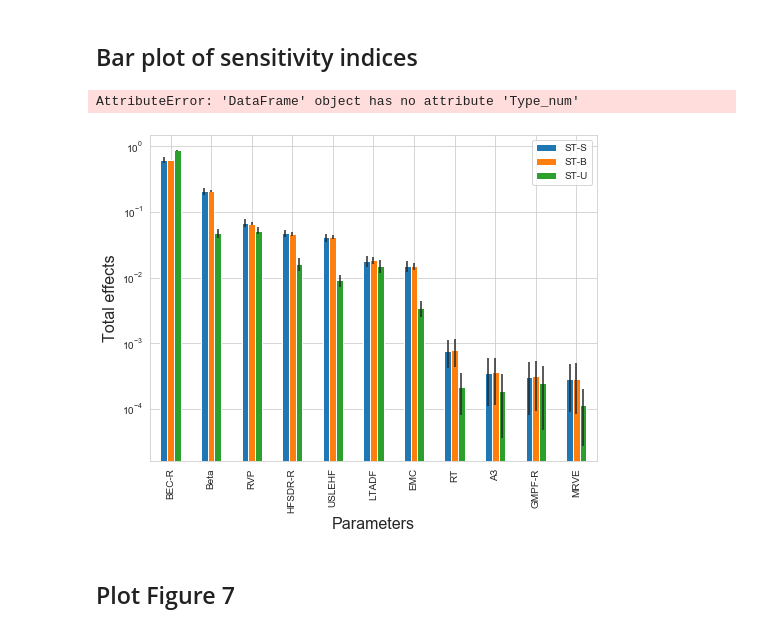
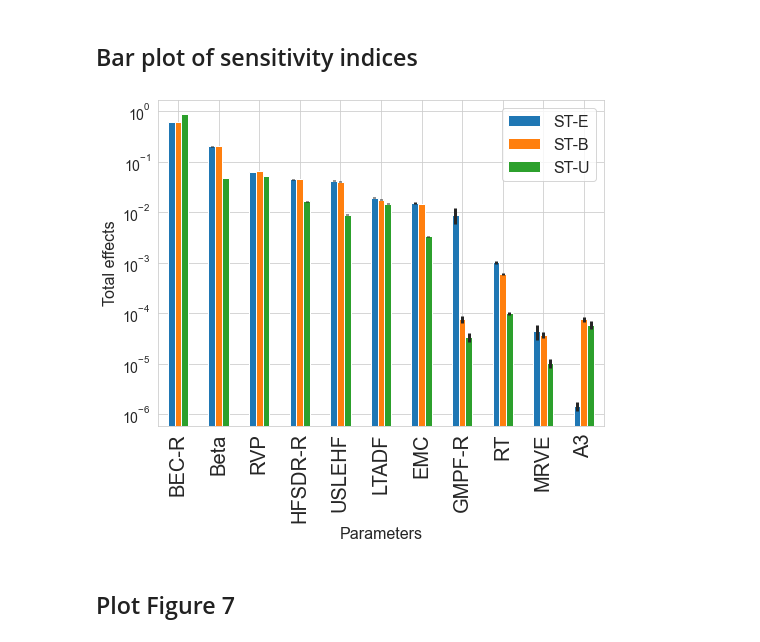
Before and after one commit to QianWanghhu/factor_fixing, a Jupyter notebook: qian_dev/visualization.ipynb, the cells around one changed output. Saved outputs shown, nothing was run; the diff lists cells and outputs as text; code cells hidden in the pictures.

```diff
--- a/qian_dev/visualization.ipynb
+++ b/qian_dev/visualization.ipynb
@@ -97,65 +103,28 @@ plt.savefig(f'{filepath[0]}/figure/Figure4_two_panels.png', format='png', dpi=30
 # %% [markdown]
 ## Bar plot of sensitivity indices
-# %%
-# sensitivity plot
-filepath = '../output/paper/'
-df_plot = pd.read_csv(f'{filepath}sa_fig2.csv', index_col= 'Unnamed: 0')
-
-sns.set_style('white')
-current_palette = sns.color_palette()
-# sns.set_color_codes(current_palette)
-fig = plt.figure(figsize=(8, 6))
-colors = list(np.where(df_plot.Type_num == 0, 0, 2))
-colors = [current_palette[c] for c in colors]
-ax = df_plot.plot(x='short_name', y='ST', kind='bar',
-                yerr='ST_conf', color=colors, legend=False, logy=False)
-ax.set_ylabel('Total effects', fontsize=10)
-ax.set_xlabel('Parameters', fontsize=10)
-ax.tick_params(axis='x', which='major', labelsize=8)
-index = [0, 20, 28]
-xmin, ymin = [-0.3, 19.5, 27.5], 0
-height, width = 0.79, [9.8, 3, 3]
-for i  in range(len(index)):
-    ax.add_patch(
-        mpatches.Rectangle(
-            xy=(xmin[i], ymin),  # point of origin.
-            width=width[i],
-            height=height,
-            linewidth=1,
-            color=current_palette[1],
-            fill=False,
-            linestyle='--'
-        )
-)
-SPL = mpatches.Patch(color=current_palette[0], label='Sampling')
-PCE_Beta = mpatches.Patch(color=current_palette[2], label='PCE')
-ax.legend(handles=[SPL, PCE_Beta], fontsize=8, loc=9)
-# plt.savefig(f'{filepath}figure/sentivity_fig1.png', format='png', dpi=300, bbox_inches='tight')
-# %% [output]
-AttributeError: 'DataFrame' object has no attribute 'Type_num'
 # %%
 # plot sensitivity for PCE with 11 parameters of Beta, Uniform dists
-filepath = '../output/paper0915/'
-df_plot = pd.read_csv(f'{filepath}sa_fig2.csv', index_col= 'Unnamed: 0')
+filepath = '../output/test/'
+df_plot = pd.read_csv(f'{filepath}sa_fig.csv', index_col= 'Unnamed: 0')
 cols = df_plot.columns
 legend = ['ST', 'ST_Beta', 'ST_Uniform']
-legend_low = [lab+'_conf_lower' for lab in legend]
-legend_up = [lab+'_conf_upper' for lab in legend]
+legend_low = [lab+'_lower' for lab in legend]
+legend_up = [lab+'_upper' for lab in legend]
 for lab in legend:
-    df_plot.loc[:, f'{lab}_conf_lower'] = df_plot.loc[:, lab] - df_plot.loc[:, f'{lab}_conf_lower']
-    df_plot.loc[:, f'{lab}_conf_upper'] = df_plot.loc[:, f'{lab}_conf_upper'] - df_plot.loc[:, lab]
+    df_plot.loc[:, f'{lab}_lower'] = df_plot.loc[:, lab] - df_plot.loc[:, f'{lab}_lower']
+    df_plot.loc[:, f'{lab}_upper'] = df_plot.loc[:, f'{lab}_upper'] - df_plot.loc[:, lab]
 
 sns.set_style('whitegrid')
 ax = df_plot.plot(x='short_name', y=legend, kind='bar', figsize=(8,6),
                 yerr=df_plot.loc[:, [*legend_low, *legend_up]].T.values,
                 legend=True, logy=True, xticks=np.arange(df_plot.shape[0]))
 ax.set_ylabel('Total effects', fontsize=16);
 ax.set_xlabel('Parameters', fontsize=16);
 ax.set_xticklabels(df_plot.short_name.values, rotation=90);
-ax.legend(['ST-S', 'ST-B', 'ST-U'])
+ax.legend(['ST-E', 'ST-B', 'ST-U'])
 plt.savefig(f'{filepath}figure/Figure5-log-bar.png', format='png', dpi=300, bbox_inches='tight')
 # %% [output]
-[figure, old version]
+[figure, new version]
 # %% [markdown]
 ## Plot Figure 7
 # %%
```
Also changed, not shown: parts of 9 cells of this notebook.
